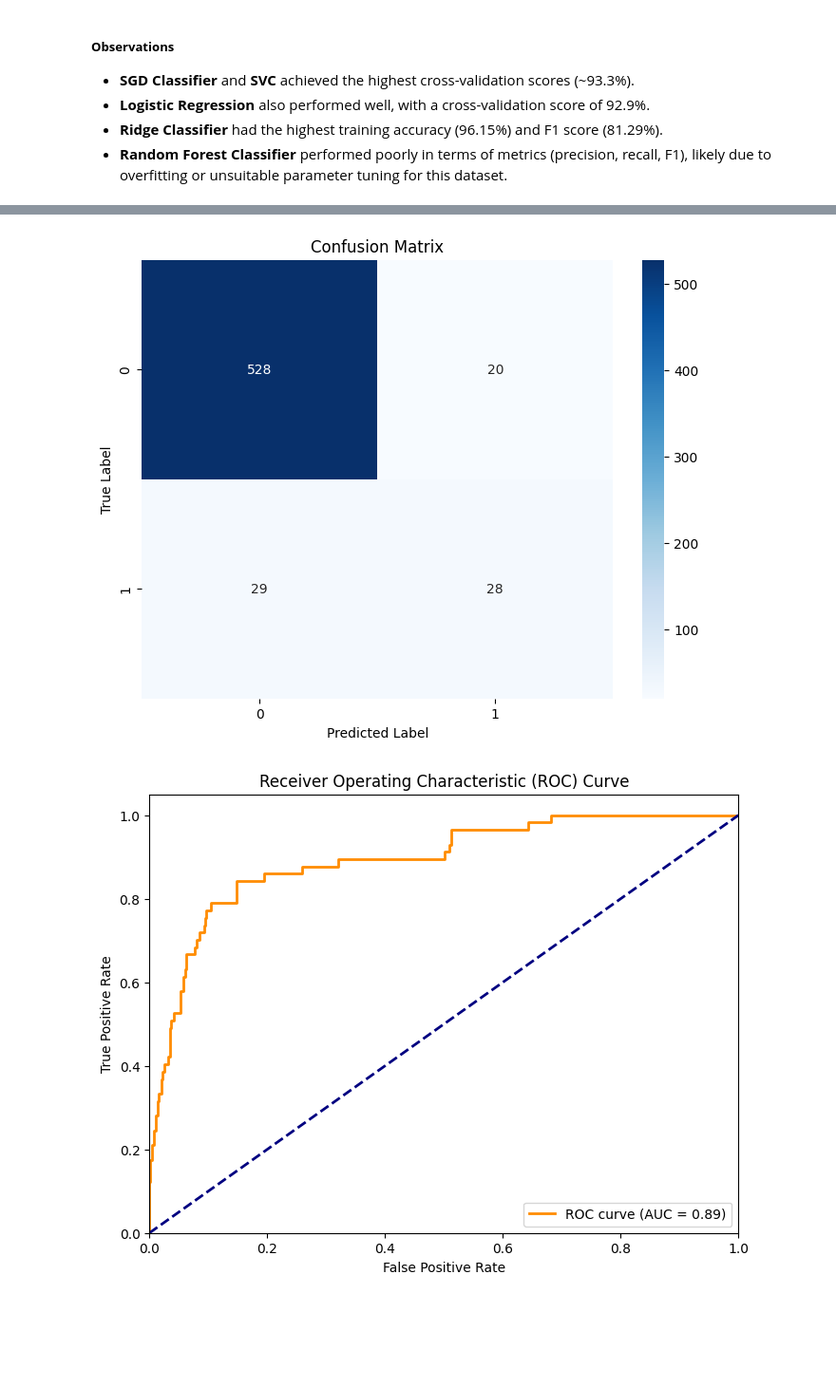
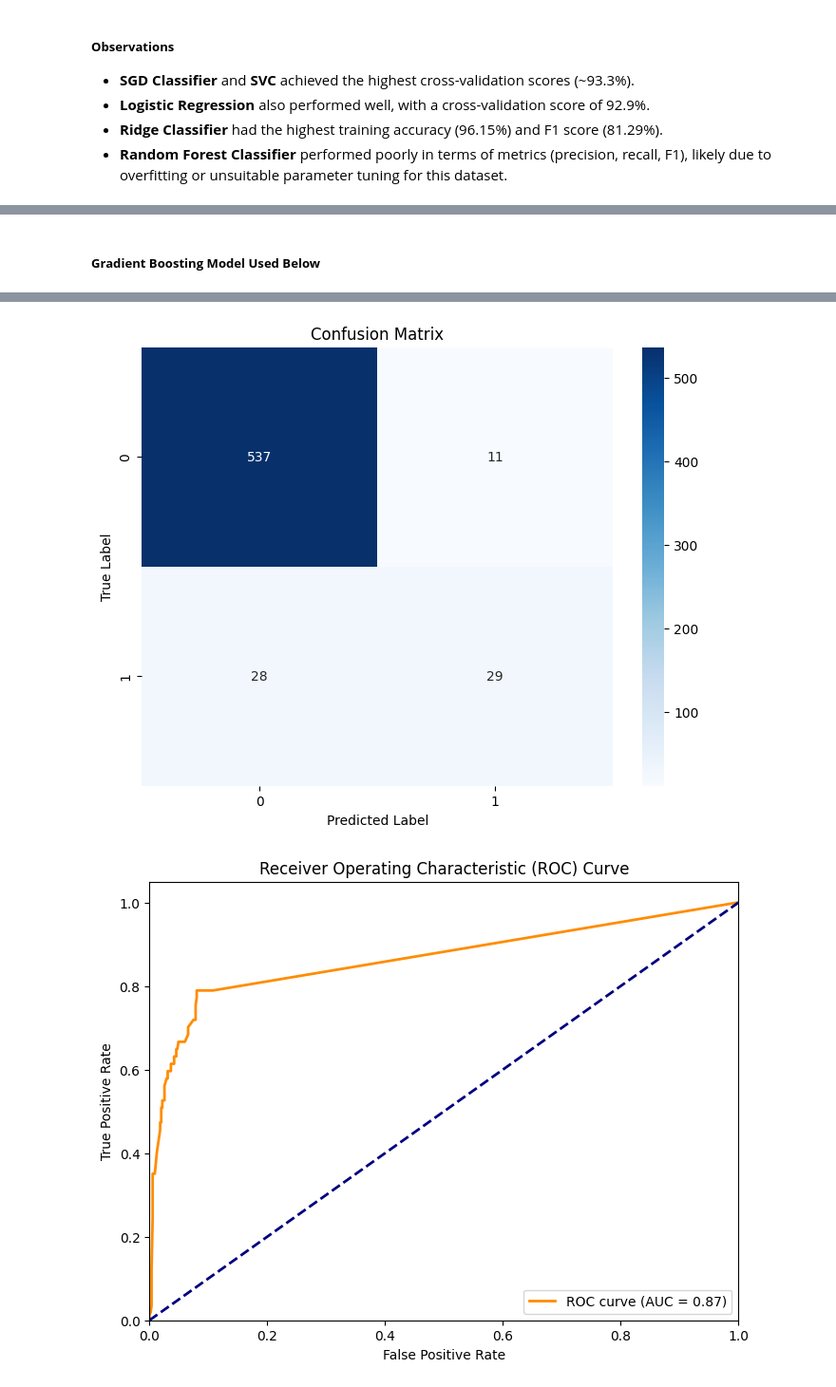
Before and after one commit to coleaydelotte/Nutosis, a Jupyter notebook: Nutosis.ipynb, the cells around one changed output, grey strips where cells are left out. Shown at 95% size. Drawn from its saved outputs; the diff is of its cells as text; code cells hidden in the pictures; blank space fills up the shorter version.

Commit message:
changed boosting

```diff
--- a/Nutosis.ipynb
+++ b/Nutosis.ipynb
@@ -601,13 +654,14 @@ Random Forest Mean cross-validation score: 0.9214217271529526
 # %%
 from sklearn.metrics import f1_score, precision_score, accuracy_score
 from sklearn.model_selection import cross_val_score
+from sklearn.ensemble import GradientBoostingClassifier
 
-# Fit the logistic regression model
-lgd = LogisticRegression(max_iter=1000, random_state=42)
-lgd.fit(X_preprocessed, y)
+# Fit the Gradient Boosting model
+gbc = GradientBoostingClassifier(random_state=42)
+gbc.fit(X_preprocessed, y)
 
 # Predict on the training set
-y_pred = lgd.predict(X_preprocessed)
+y_pred = gbc.predict(X_preprocessed)
 
 # Calculate metrics
 accuracy = accuracy_score(y, y_pred)
@@ -615,7 +669,7 @@ precision = precision_score(y, y_pred)
 f1 = f1_score(y, y_pred)
 
 # Cross-validation score
-cross_val_scores = cross_val_score(lgd, X_preprocessed, y, cv=5)
+cross_val_scores = cross_val_score(gbc, X_preprocessed, y, cv=5)
 mean_cross_val_score = cross_val_scores.mean()
 
 # Print the results
@@ -739,28 +686,0 @@ test: 0.9322314049586777 0.7105263157894737 0.5684210526315789 0.473684210526315
-# %%
-warnings.filterwarnings('ignore')
-xgb = XGBClassifier(n_estimators=100, learning_rate=0.1, max_depth=3, random_state=42)
-xgb.fit(X_preprocessed, y)
-
-y_pred = xgb.predict(X_preprocessed)
-
-accuracy = accuracy_score(y, y_pred)
-precision = precision_score(y, y_pred)
-f1 = f1_score(y, y_pred)
-recall = recall_score(y, y_pred)
-
-print("train:", accuracy, precision, f1, recall)
-
-X_test_preprocessed = preprocessor.transform(test_set.drop(columns=['Diseased']))
-y_test = test_set['Diseased']
-
-y_pred = xgb.predict(X_test_preprocessed)
-
-accuracy = accuracy_score(y_test, y_pred)
-precision = precision_score(y_test, y_pred)
-f1 = f1_score(y_test, y_pred)
-recall = recall_score(y_test, y_pred)
-
-cross_val_scores = cross_val_score(xgb, X_test_preprocessed, y_test, cv=5)
-mean_cross_val_score = cross_val_scores.mean()
-
-print("test:", accuracy, precision, f1, recall, mean_cross_val_score)
@@ -944,3 +826,5 @@ Random Forest Training F1 Score: 0.0
+# %% [markdown]
+##### **Gradient Boosting Model Used Below**
 # %%
 from sklearn.metrics import classification_report, confusion_matrix, roc_curve, auc
 import matplotlib.pyplot as plt
@@ -999,7 +883,7 @@ def evaluate_model(model, X_test, y_test, preprocessor):
 # Handle preprocessing on test data with unseen categories
 X_test_set = test_set.drop(columns=['Diseased'])
 y_test_set = test_set['Diseased']
-results = evaluate_model(lgd, X_test_set, y_test_set, preprocessor)
+results = evaluate_model(gbc, X_test_set, y_test_set, preprocessor)
 # %% [output]
 Classification Report:
               precision    recall  f1-score   support
@@ -1013,2 +897,2 @@ weighted avg       0.91      0.92      0.92       605
-[figure, old version]
+[figure, new version]
-[figure, old version]
+[figure, new version]
```
Also changed, not shown: parts of 19 cells of this notebook, 2 other files.
